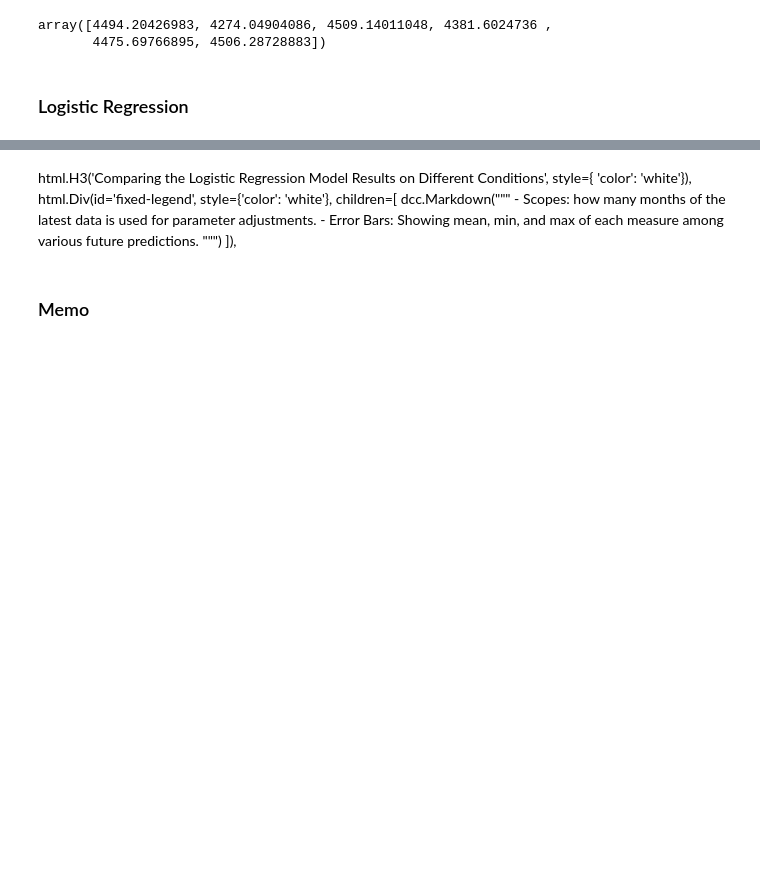
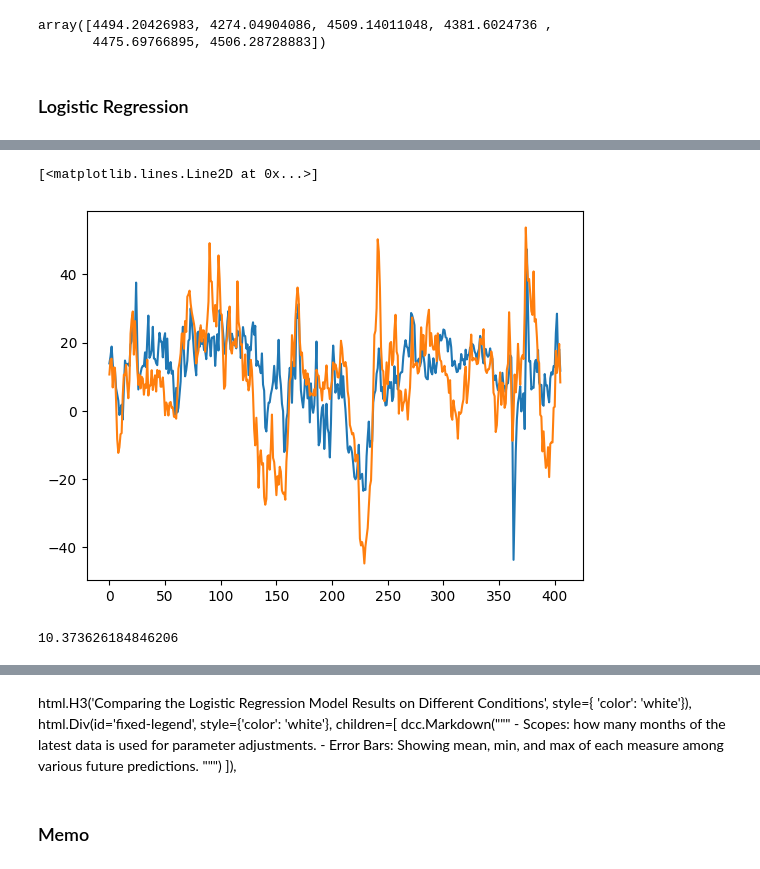
Before and after one commit to RanArino/Course_Projects, a Jupyter notebook: BDM500_PredictiveAnalysis/Projects/ML_Codes.ipynb, the cells around one changed output, grey strips where cells are left out. Cells and saved outputs as stored; diff of their text form; code cells hidden in the pictures; blank space fills up the shorter version.

```diff
--- a/BDM500_PredictiveAnalysis/Projects/ML_Codes.ipynb
+++ b/BDM500_PredictiveAnalysis/Projects/ML_Codes.ipynb
@@ -176,3 +233,13 @@ fig2_3.show()
+# %%
+plt.plot(y_hats)
+plt.plot(PA.y_num[120:, 0])
+# %% [output]
+[<matplotlib.lines.Line2D at 0x...>]
+[figure, added]
+# %%
+np.mean(np.sqrt([e**2 for e in errors]))
+# %% [output]
+10.373626184846206
 # %%
 import plotly.graph_objects as go
 import dash
```
Also changed, not shown: parts of 7 cells of this notebook.
